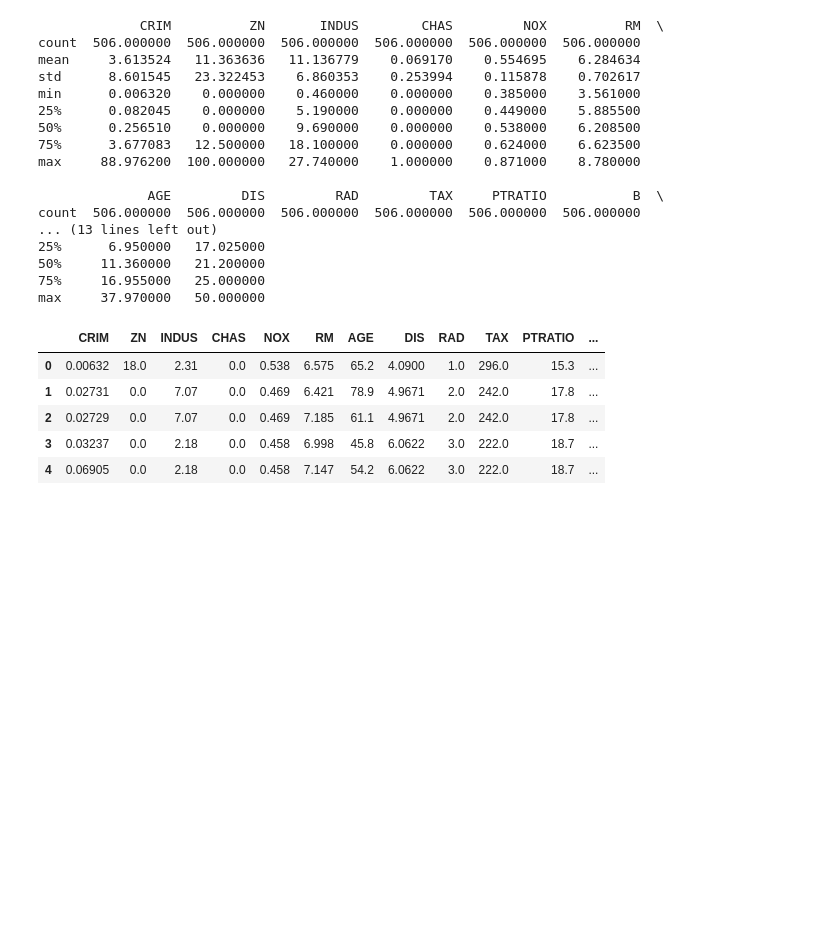
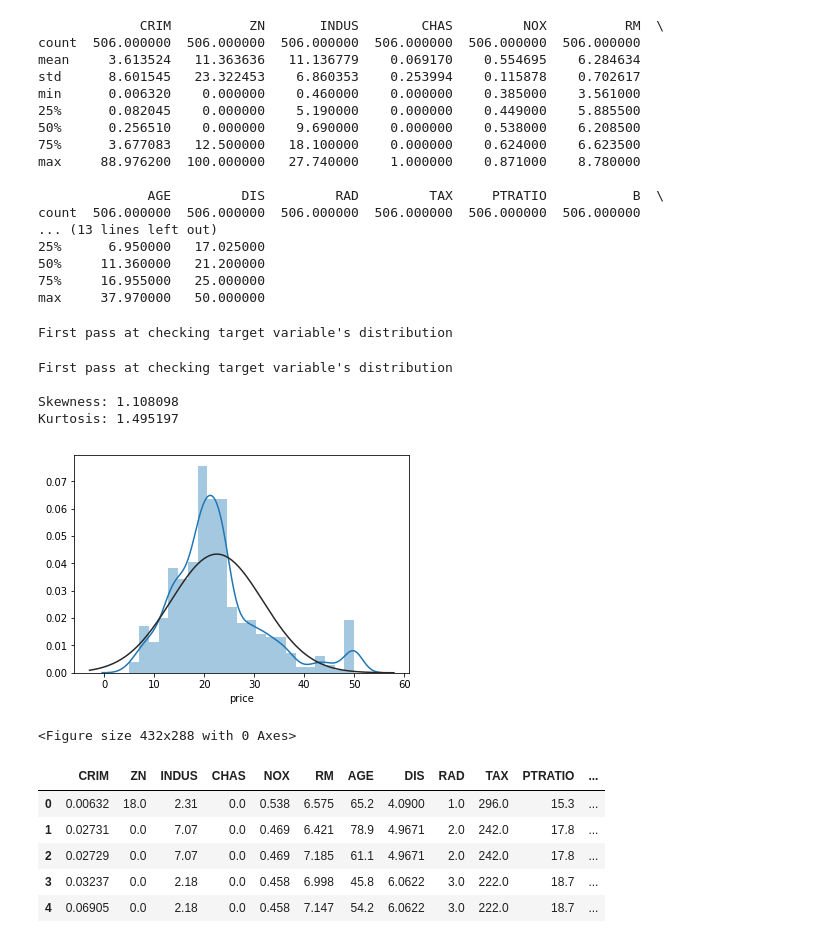
Before and after one commit to shiv78/boston_house_prediction, a Jupyter notebook: Boston_Home_Prices_Prediction.ipynb, the cells around one changed output. Drawn from its saved outputs; the diff is of its cells as text; code cells hidden in the pictures; blank space fills up the shorter version.

```diff
--- a/Boston_Home_Prices_Prediction.ipynb
+++ b/Boston_Home_Prices_Prediction.ipynb
@@ -78,6 +98,36 @@ count  506.000000  506.000000  506.000000  506.000000  506.000000  506.000000
 50%     11.360000   21.200000
 75%     16.955000   25.000000
 max     37.970000   50.000000
+# %%
+print("First pass at checking target variable's distribution\n")
+target = dataset.price
+# %% [output]
+First pass at checking target variable's distribution
+# %%
+print("First pass at checking target variable's distribution\n")
+
+import seaborn as sns
+from scipy.stats import norm
+from scipy import stats
+
+target = dataset.price
+
+
+# check distribution
+sns.distplot(target, fit=norm)
+fig = plt.figure()
+'''res = stats.probplot(target, plot=plt)'''
+
+#skewness and kurtosis
+print("Skewness: %f" % target.skew())
+print("Kurtosis: %f" % target.kurt())
+# %% [output]
+First pass at checking target variable's distribution
+
+Skewness: 1.108098
+Kurtosis: 1.495197
+[figure, added]
+<Figure size 432x288 with 0 Axes>
 # %%
 #split the dataset
 X = dataset.iloc[:,:-1]
```
Also changed, not shown: parts of 22 cells of this notebook.
